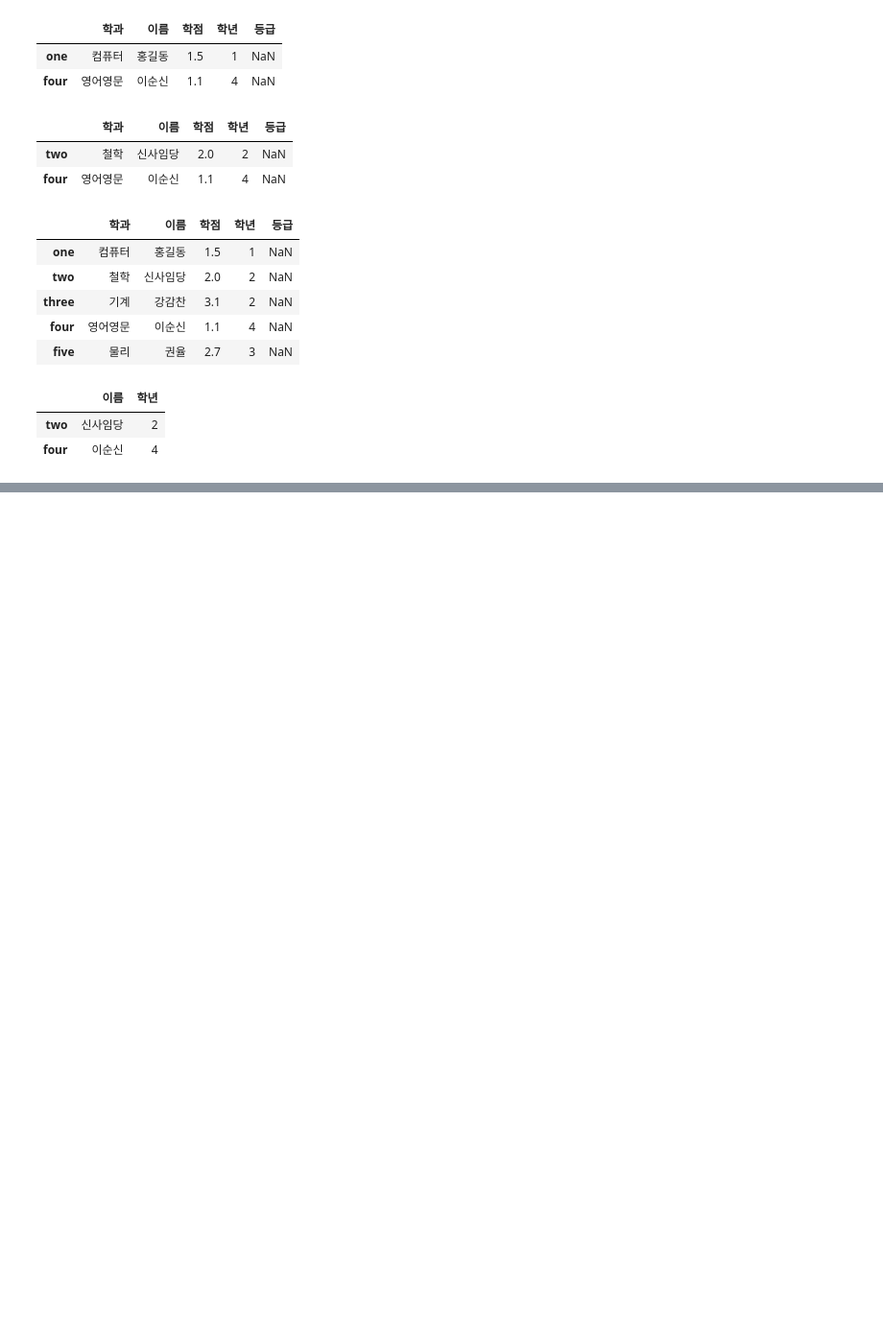
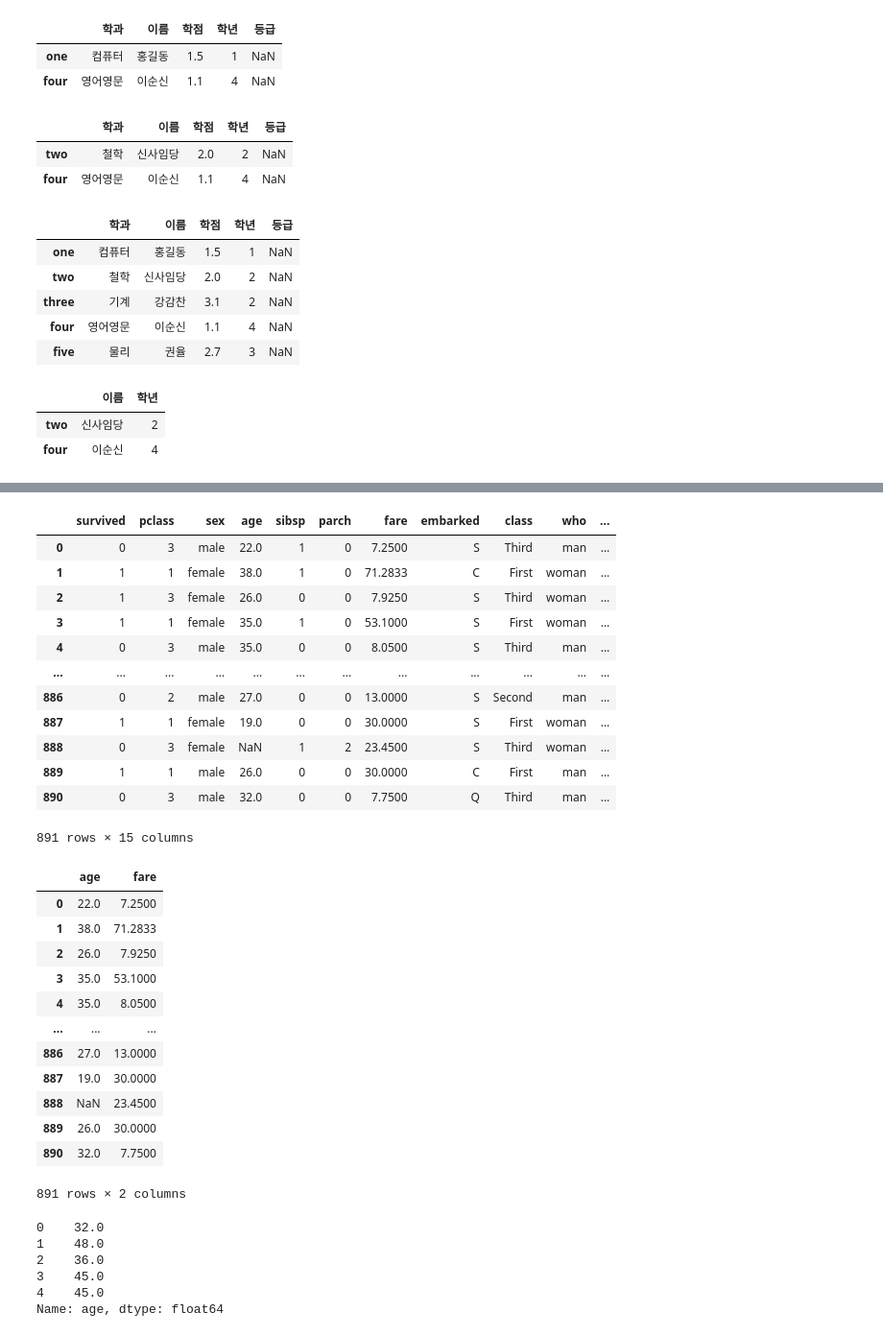
Before and after one commit to yunit-s/OldRepositories, a Jupyter notebook: Python/Pandas 실습.ipynb, the cells around one changed output, grey strips where cells are left out. Shown: that part at 96% size. Cells and saved outputs as stored; diff of their text form; code cells hidden in the pictures; blank space fills up the shorter version.

Commit message:
230329 Python basic-pandas

```diff
--- a/Python/Pandas 실습.ipynb
+++ b/Python/Pandas 실습.ipynb
@@ -404,0 +947,78 @@ display(df.loc[['two', 'four'], ['이름', '학년']])
+# %%
+# seaborn
+#     시각화를 도와주는 모듈
+#     conda install seaborn
+
+import numpy as np
+import pandas as pd
+import seaborn as sns
+
+# seaborn 이 가지고 있는 데이터셋을 사용해보자.
+# 데이터셋 중 titanic data set 이용하자
+#     titanic호에 승선했던 사람들 리스트
+
+titanic = sns.load_dataset('titanic')
+display(titanic)
+# survived 생존여부. 0 : 죽음, 1 : 생존
+# pclass 객실등급
+# sibsp 형제자매
+# parch 부모자식
+# embark_towm 배를 탑승한 곳
+
+# 모든 행에 대해서 age와 fare만 추출해보자.
+df = titanic.loc[:, ['age', 'fare']]
+display(df) # 출력 : (891, 2)
+
+# 사용자 정의 함수
+def add_10(n):
+    return n + 10
+def myFunc(a, b):
+    return a + b
+
+# age 열의 모든 행에 대해서 함수 적용하기
+# Series에 대해서 함수를 적용하자. => 함수 맵핑
+# apply() 함수
+#     함수가 적용된 Series가 결과값으로 리턴된다.
+result1 = df['age'].apply(add_10)
+print(result1.head())
+result2 = df['age'].apply(myFunc, b=20) # Series 안에 있는 요소값이 자동으로 첫 번째 인자로 들어간다.
+#     두 번째 인자는 직접 지정해주면 된다.
+display(result2)
+
+# 함수를 직접 만드는 것보다 lambda를 이용하면 조금 더 편하게 표현할 수 있다.
+#     나중에 시간나면 알아보는 걸로.
+result3 = df['age'].apply(lambda x: x + 30)
+display(result3)
+# %% [output]
+|  | survived | pclass | sex | age | sibsp | parch | fare | embarked | class | who | ... |
+| 0 | 0 | 3 | male | 22.0 | 1 | 0 | 7.2500 | S | Third | man | ... |
+| 1 | 1 | 1 | female | 38.0 | 1 | 0 | 71.2833 | C | First | woman | ... |
+| 2 | 1 | 3 | female | 26.0 | 0 | 0 | 7.9250 | S | Third | woman | ... |
+| 3 | 1 | 1 | female | 35.0 | 1 | 0 | 53.1000 | S | First | woman | ... |
+| 4 | 0 | 3 | male | 35.0 | 0 | 0 | 8.0500 | S | Third | man | ... |
+| ... | ... | ... | ... | ... | ... | ... | ... | ... | ... | ... | ... |
+| 886 | 0 | 2 | male | 27.0 | 0 | 0 | 13.0000 | S | Second | man | ... |
+| 887 | 1 | 1 | female | 19.0 | 0 | 0 | 30.0000 | S | First | woman | ... |
+| 888 | 0 | 3 | female | NaN | 1 | 2 | 23.4500 | S | Third | woman | ... |
+| 889 | 1 | 1 | male | 26.0 | 0 | 0 | 30.0000 | C | First | man | ... |
+| 890 | 0 | 3 | male | 32.0 | 0 | 0 | 7.7500 | Q | Third | man | ... |
+891 rows × 15 columns
+|  | age | fare |
+| 0 | 22.0 | 7.2500 |
+| 1 | 38.0 | 71.2833 |
+| 2 | 26.0 | 7.9250 |
+| 3 | 35.0 | 53.1000 |
+| 4 | 35.0 | 8.0500 |
+| ... | ... | ... |
+| 886 | 27.0 | 13.0000 |
+| 887 | 19.0 | 30.0000 |
+| 888 | NaN | 23.4500 |
+| 889 | 26.0 | 30.0000 |
+| 890 | 32.0 | 7.7500 |
+891 rows × 2 columns
+0    32.0
+1    48.0
+2    36.0
+3    45.0
+4    45.0
+Name: age, dtype: float64
```
Also changed, not shown: parts of 15 cells of this notebook.
